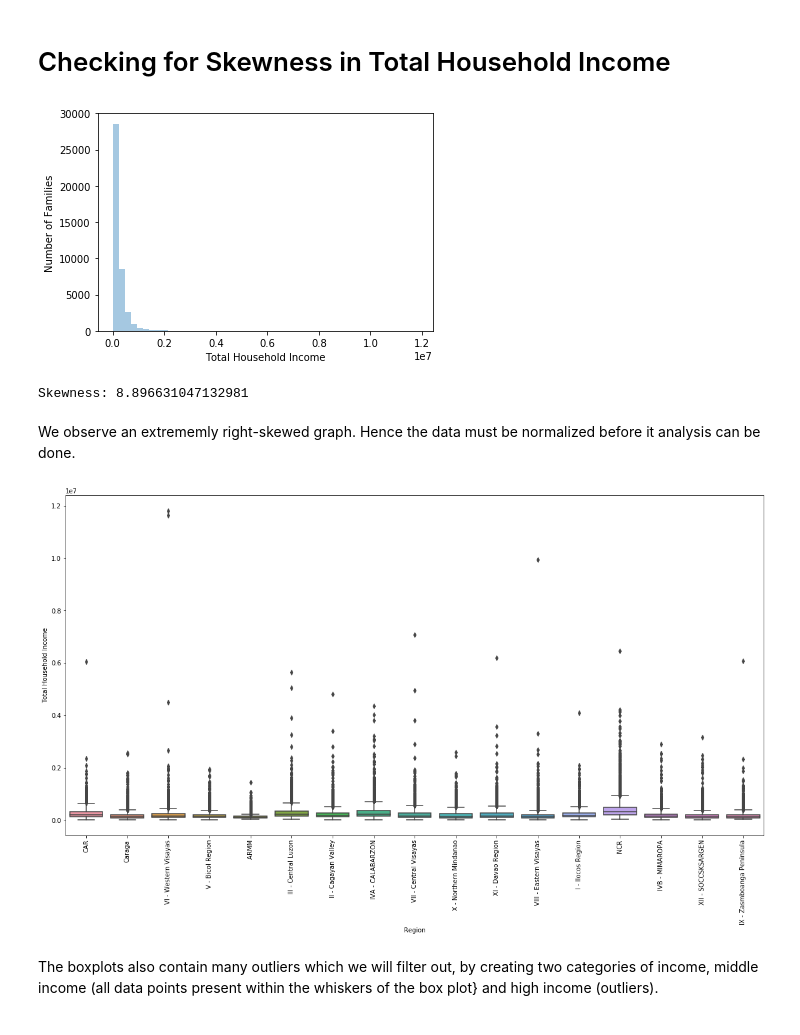
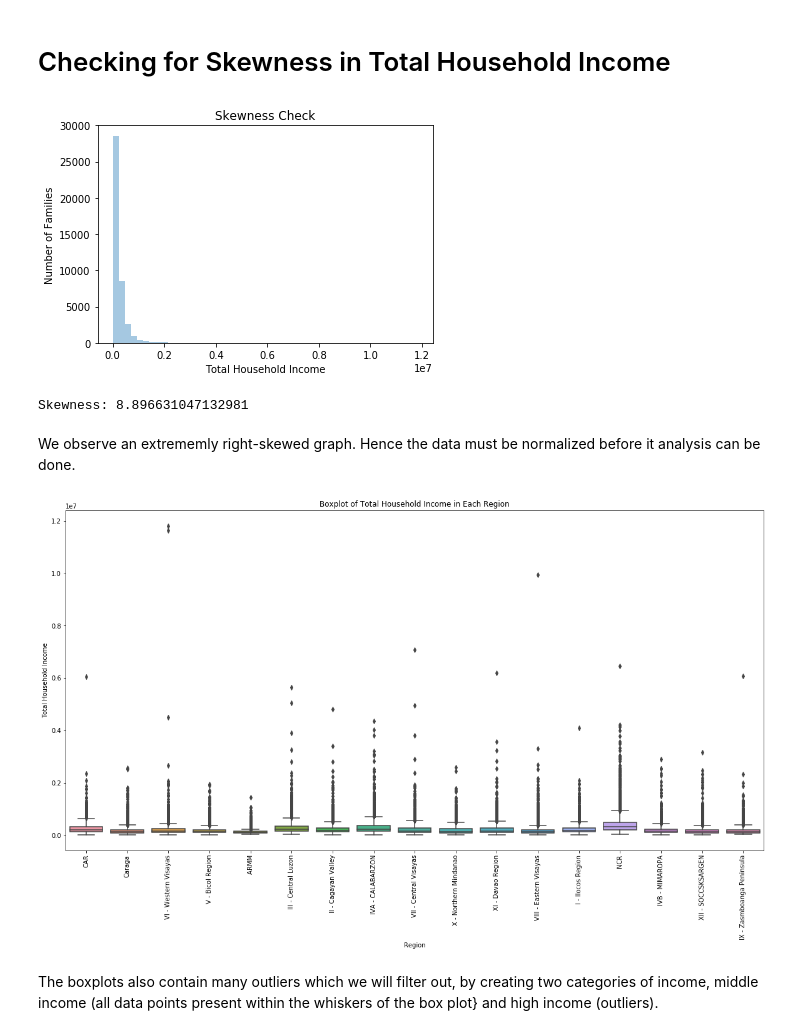
Before and after one commit to AshishShenoy/ids-project, a Jupyter notebook: ids-project.ipynb, the cells around one changed output. Drawn from its saved outputs; the diff is of its cells as text; code cells hidden in the pictures.

```diff
--- a/ids-project.ipynb
+++ b/ids-project.ipynb
@@ -44,13 +44,14 @@ list(df.columns)
 # Checking for Skewness in Total Household Income
 # %%
 sns.distplot(list(df["Total Household Income"]), kde=False)
+plt.title("Skewness Check")
 plt.xlabel("Total Household Income")
 plt.ylabel("Number of Families")
 plt.show()
 
 print("Skewness:", df["Total Household Income"].skew())
 # %% [output]
-[figure, old version]
+[figure, new version]
 Skewness: 8.896631047132981
 # %% [markdown]
 We observe an extrememly right-skewed graph. Hence the data must be normalized before it analysis can be done.
@@ -60,9 +61,10 @@ rcParams['figure.figsize'] = [20, 10]
 
 plt.xticks(rotation='vertical')
 sns.boxplot(data=df, x="Region", y="Total Household Income")
+plt.title("Boxplot of Total Household Income in Each Region")
 plt.show()
 # %% [output]
-[figure, old version]
+[figure, new version]
 # %% [markdown]
 The boxplots also contain many outliers which we will filter out, by creating two categories of income, middle income (all data points present within the whiskers of the box plot} and high income (outliers).
 # %% [markdown]
```
Also changed, not shown: parts of 17 cells of this notebook.
